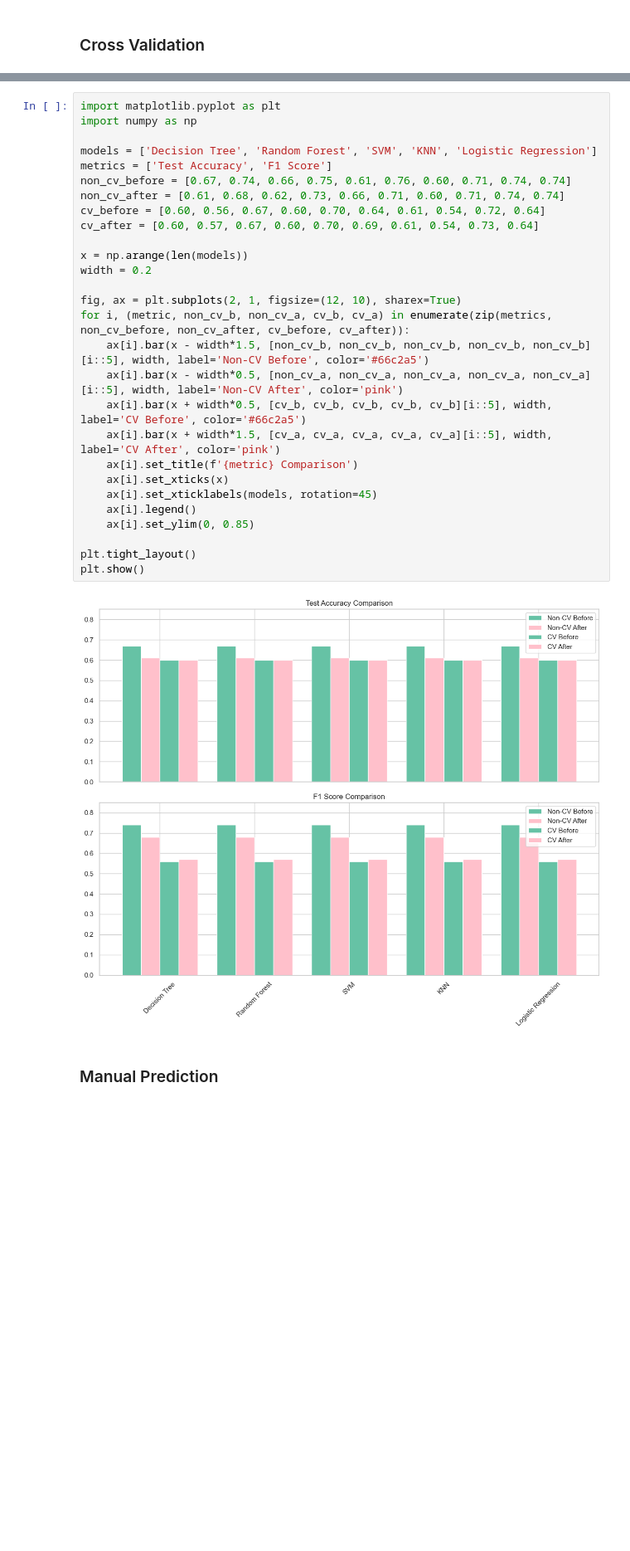
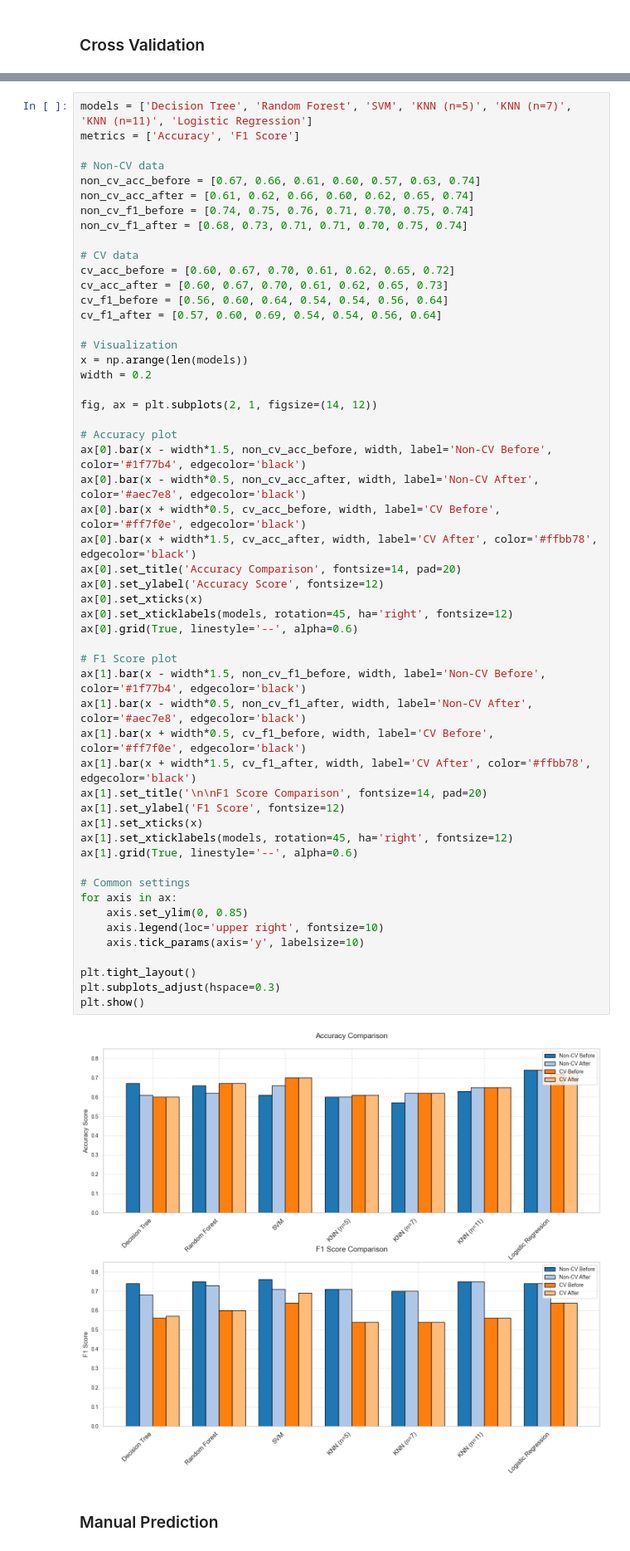
Before and after one commit to SakibMizan/MLProjectStudentPerformance, a Jupyter notebook: SakibMizanProject.ipynb, the cells around one changed output, grey strips where cells are left out. Shown at 83% size. Cells and saved outputs as stored; diff of their text form; blank space fills up the shorter version.

```diff
--- a/SakibMizanProject.ipynb
+++ b/SakibMizanProject.ipynb
@@ -1184,33 +1179,58 @@ Logistic Regression               0.72              0.73               0.64
 # %%
-import matplotlib.pyplot as plt
-import numpy as np
+models = ['Decision Tree', 'Random Forest', 'SVM', 'KNN (n=5)', 'KNN (n=7)', 'KNN (n=11)', 'Logistic Regression']
+metrics = ['Accuracy', 'F1 Score']
 
-models = ['Decision Tree', 'Random Forest', 'SVM', 'KNN', 'Logistic Regression']
-metrics = ['Test Accuracy', 'F1 Score']
-non_cv_before = [0.67, 0.74, 0.66, 0.75, 0.61, 0.76, 0.60, 0.71, 0.74, 0.74]
-non_cv_after = [0.61, 0.68, 0.62, 0.73, 0.66, 0.71, 0.60, 0.71, 0.74, 0.74]
-cv_before = [0.60, 0.56, 0.67, 0.60, 0.70, 0.64, 0.61, 0.54, 0.72, 0.64]
-cv_after = [0.60, 0.57, 0.67, 0.60, 0.70, 0.69, 0.61, 0.54, 0.73, 0.64]
+# Non-CV data
+non_cv_acc_before = [0.67, 0.66, 0.61, 0.60, 0.57, 0.63, 0.74]
+non_cv_acc_after = [0.61, 0.62, 0.66, 0.60, 0.62, 0.65, 0.74]
+non_cv_f1_before = [0.74, 0.75, 0.76, 0.71, 0.70, 0.75, 0.74]
+non_cv_f1_after = [0.68, 0.73, 0.71, 0.71, 0.70, 0.75, 0.74]
 
+# CV data
+cv_acc_before = [0.60, 0.67, 0.70, 0.61, 0.62, 0.65, 0.72]
+cv_acc_after = [0.60, 0.67, 0.70, 0.61, 0.62, 0.65, 0.73]
+cv_f1_before = [0.56, 0.60, 0.64, 0.54, 0.54, 0.56, 0.64]
+cv_f1_after = [0.57, 0.60, 0.69, 0.54, 0.54, 0.56, 0.64]
+
+# Visualization
 x = np.arange(len(models))
 width = 0.2
 
-fig, ax = plt.subplots(2, 1, figsize=(12, 10), sharex=True)
-for i, (metric, non_cv_b, non_cv_a, cv_b, cv_a) in enumerate(zip(metrics, non_cv_before, non_cv_after, cv_before, cv_after)):
-    ax[i].bar(x - width*1.5, [non_cv_b, non_cv_b, non_cv_b, non_cv_b, non_cv_b][i::5], width, label='Non-CV Before', color='#66c2a5')
-    ax[i].bar(x - width*0.5, [non_cv_a, non_cv_a, non_cv_a, non_cv_a, non_cv_a][i::5], width, label='Non-CV After', color='pink')
-    ax[i].bar(x + width*0.5, [cv_b, cv_b, cv_b, cv_b, cv_b][i::5], width, label='CV Before', color='#66c2a5')
-    ax[i].bar(x + width*1.5, [cv_a, cv_a, cv_a, cv_a, cv_a][i::5], width, label='CV After', color='pink')
-    ax[i].set_title(f'{metric} Comparison')
-    ax[i].set_xticks(x)
-    ax[i].set_xticklabels(models, rotation=45)
-    ax[i].legend()
-    ax[i].set_ylim(0, 0.85)
+fig, ax = plt.subplots(2, 1, figsize=(14, 12))
+
+# Accuracy plot
+ax[0].bar(x - width*1.5, non_cv_acc_before, width, label='Non-CV Before', color='#1f77b4', edgecolor='black')
+ax[0].bar(x - width*0.5, non_cv_acc_after, width, label='Non-CV After', color='#aec7e8', edgecolor='black')
+ax[0].bar(x + width*0.5, cv_acc_before, width, label='CV Before', color='#ff7f0e', edgecolor='black')
+ax[0].bar(x + width*1.5, cv_acc_after, width, label='CV After', color='#ffbb78', edgecolor='black')
+ax[0].set_title('Accuracy Comparison', fontsize=14, pad=20)
+ax[0].set_ylabel('Accuracy Score', fontsize=12)
+ax[0].set_xticks(x)
+ax[0].set_xticklabels(models, rotation=45, ha='right', fontsize=12)
+ax[0].grid(True, linestyle='--', alpha=0.6)
+
+# F1 Score plot
+ax[1].bar(x - width*1.5, non_cv_f1_before, width, label='Non-CV Before', color='#1f77b4', edgecolor='black')
+ax[1].bar(x - width*0.5, non_cv_f1_after, width, label='Non-CV After', color='#aec7e8', edgecolor='black')
+ax[1].bar(x + width*0.5, cv_f1_before, width, label='CV Before', color='#ff7f0e', edgecolor='black')
+ax[1].bar(x + width*1.5, cv_f1_after, width, label='CV After', color='#ffbb78', edgecolor='black')
+ax[1].set_title('\n\nF1 Score Comparison', fontsize=14, pad=20)
+ax[1].set_ylabel('F1 Score', fontsize=12)
+ax[1].set_xticks(x)
+ax[1].set_xticklabels(models, rotation=45, ha='right', fontsize=12)
+ax[1].grid(True, linestyle='--', alpha=0.6)
+
+# Common settings
+for axis in ax:
+    axis.set_ylim(0, 0.85)
+    axis.legend(loc='upper right', fontsize=10)
+    axis.tick_params(axis='y', labelsize=10)
 
 plt.tight_layout()
+plt.subplots_adjust(hspace=0.3)
 plt.show()
 # %% [output]
-[figure, old version]
+[figure, new version]
 # %% [markdown]
 ### Manual Prediction
 # %%
```
Also changed, not shown: parts of 28 cells of this notebook.
